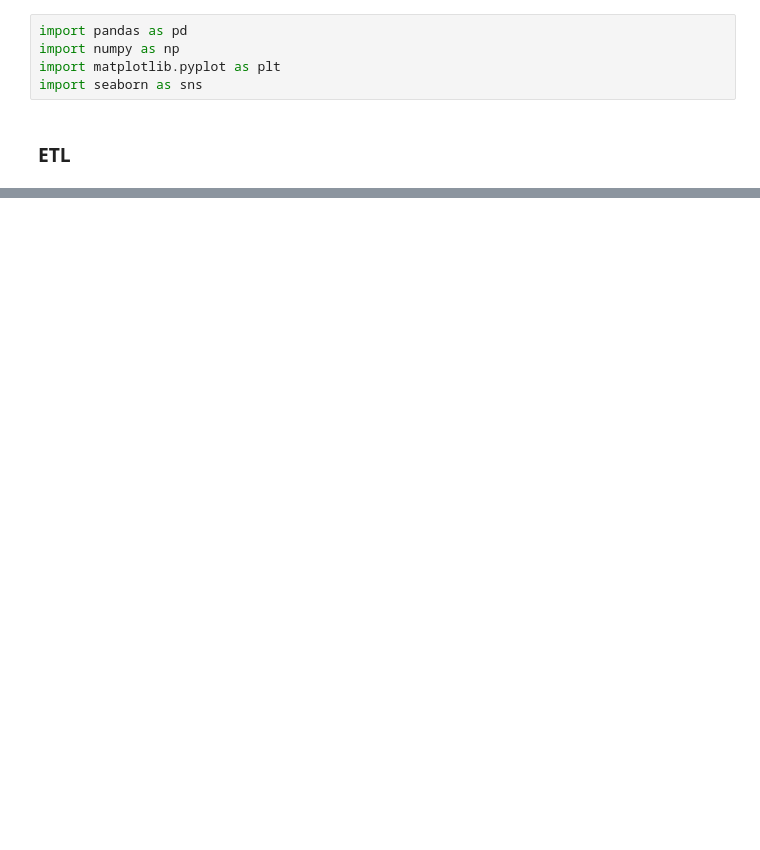
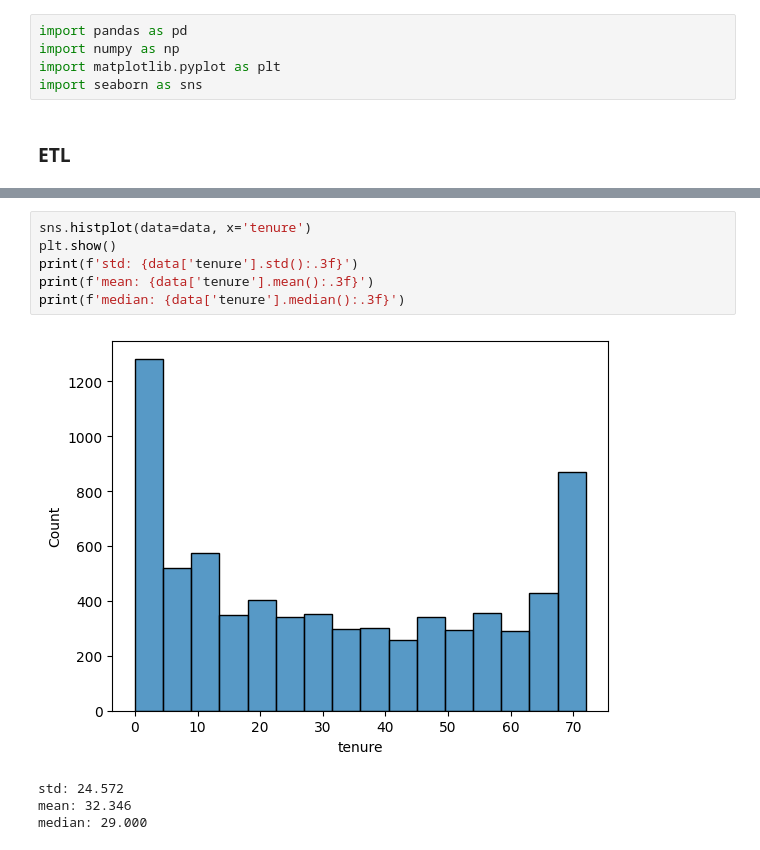
Before and after one commit to JD314/Challenge_2_Alura, a Jupyter notebook: TelecomX_LATAM.ipynb, the cells around one changed output, grey strips where cells are left out. Drawn from its saved outputs; the diff is of its cells as text; blank space fills up the shorter version.

```diff
--- a/TelecomX_LATAM.ipynb
+++ b/TelecomX_LATAM.ipynb
@@ -30,0 +48,11 @@ array(['DSL', 'Fiber optic', 'No'], dtype=object)
+# %%
+sns.histplot(data=data, x='tenure')
+plt.show()
+print(f'std: {data['tenure'].std():.3f}')
+print(f'mean: {data['tenure'].mean():.3f}')
+print(f'median: {data['tenure'].median():.3f}')
+# %% [output]
+[figure, added]
+std: 24.572
+mean: 32.346
+median: 29.000
```
Also changed, not shown: parts of 11 cells of this notebook.
